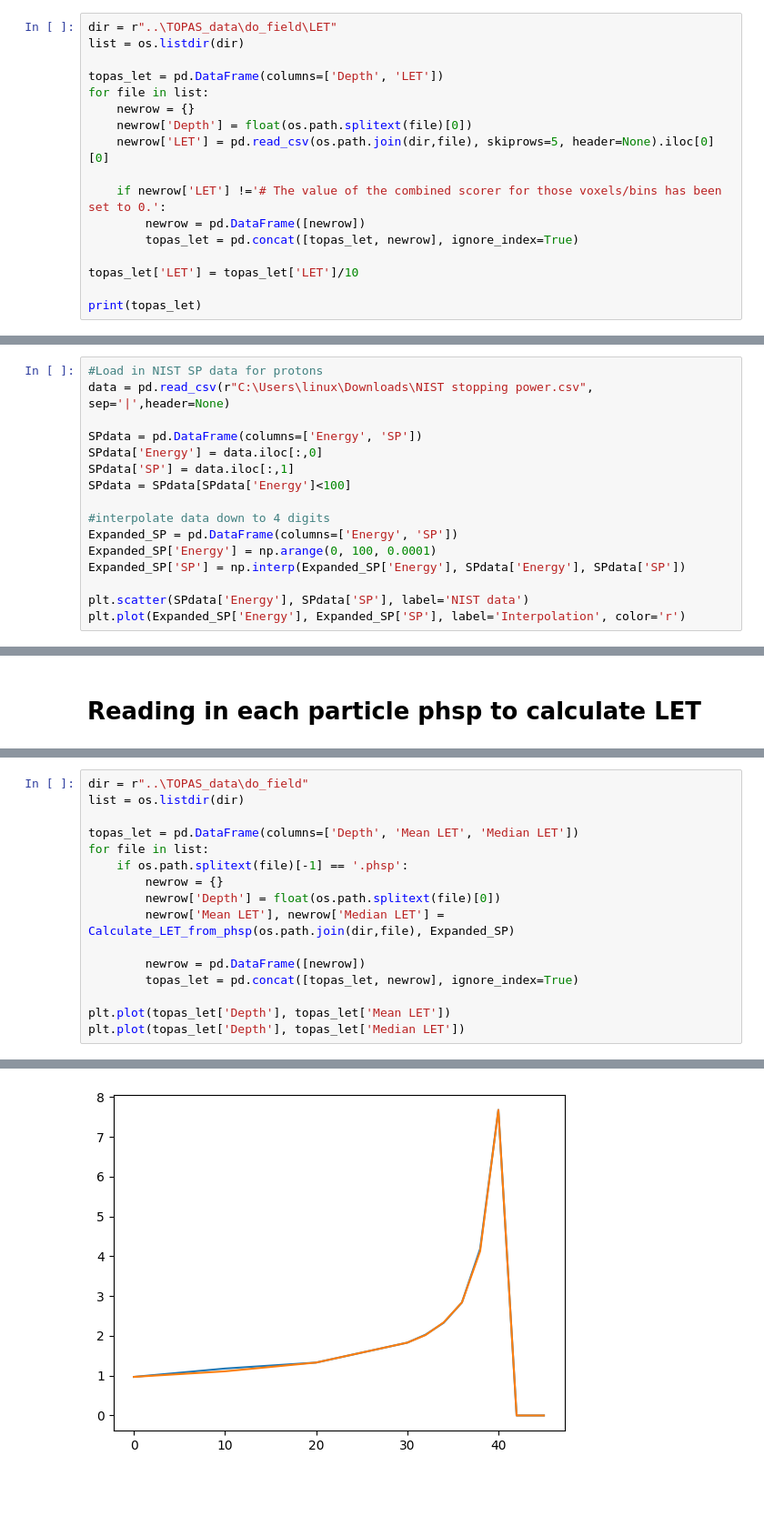
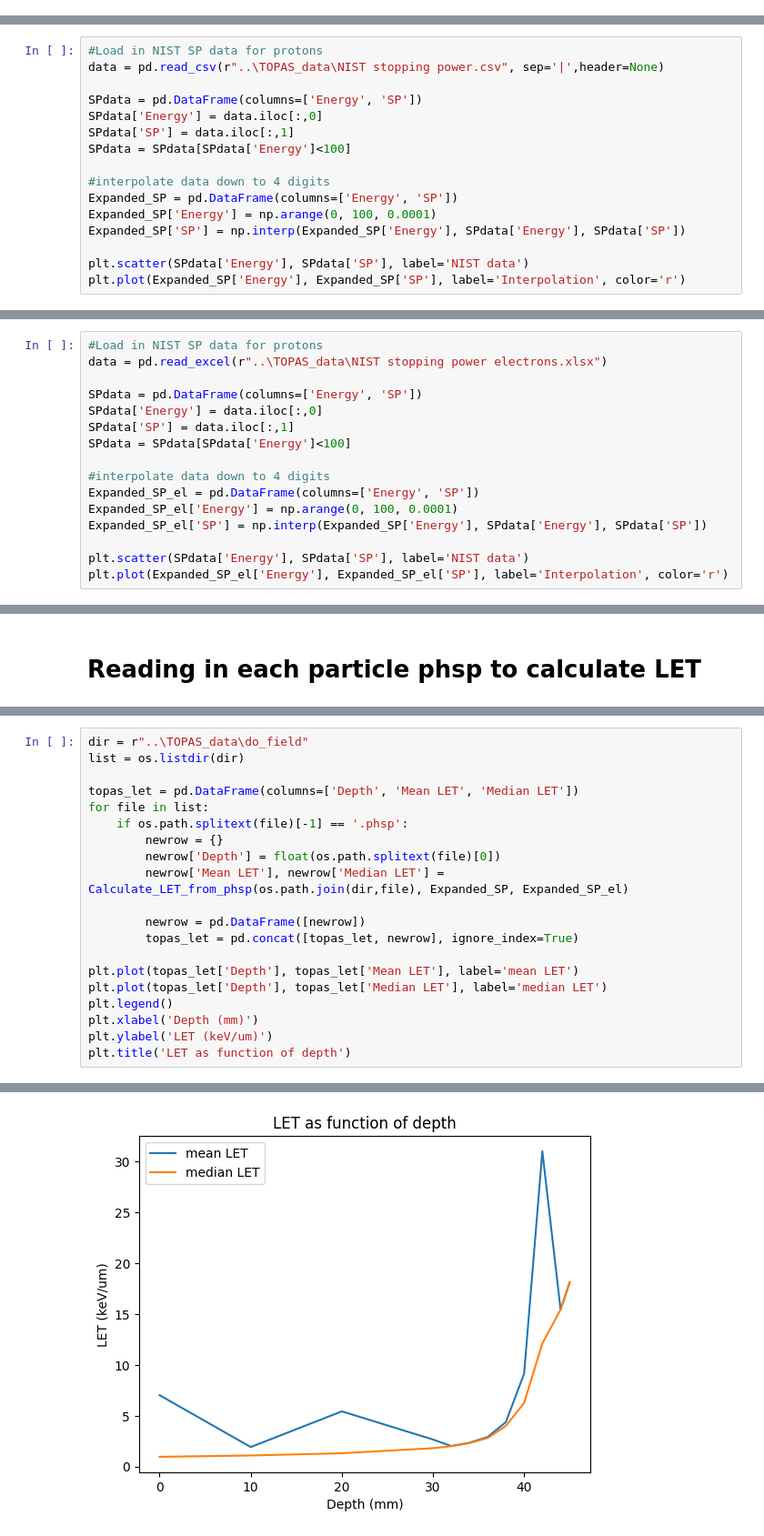
Before and after one commit to BrittHaanen15/Thesis_project, a Jupyter notebook: Python codes/TOPAS beam analysis.ipynb, the cells around one changed output, grey strips where cells are left out. Shown at 91% size. Drawn from its saved outputs; the diff is of its cells as text; blank space fills up the shorter version.

Commit message:
Included electrons

```diff
--- a/Python codes/TOPAS beam analysis.ipynb
+++ b/Python codes/TOPAS beam analysis.ipynb
@@ -39,17 +23,0 @@ plt.legend()
-# %%
-dir = r"..\TOPAS_data\do_field\LET"
-list = os.listdir(dir)
-
-topas_let = pd.DataFrame(columns=['Depth', 'LET'])
-for file in list:
-    newrow = {}
-    newrow['Depth'] = float(os.path.splitext(file)[0])
-    newrow['LET'] = pd.read_csv(os.path.join(dir,file), skiprows=5, header=None).iloc[0][0]
-
-    if newrow['LET'] !='# The value of the combined scorer for those voxels/bins has been set to 0.':
-        newrow = pd.DataFrame([newrow])
-        topas_let = pd.concat([topas_let, newrow], ignore_index=True)
-
-topas_let['LET'] = topas_let['LET']/10
-
-print(topas_let)
@@ -78,7 +25,7 @@ plt.legend()
 # Getting NIST data
 # %%
 #Load in NIST SP data for protons
-data = pd.read_csv(r"C:\Users\linux\Downloads\NIST stopping power.csv", sep='|',header=None)
+data = pd.read_csv(r"..\TOPAS_data\NIST stopping power.csv", sep='|',header=None)
 
 SPdata = pd.DataFrame(columns=['Energy', 'SP'])
 SPdata['Energy'] = data.iloc[:,0]
@@ -95,3 +42,19 @@ plt.plot(Expanded_SP['Energy'], Expanded_SP['SP'], label='Interpolation', color=
 # %% [output]
 [<matplotlib.lines.Line2D at 0x...>]
 [figure]
+# %%
+#Load in NIST SP data for protons
+data = pd.read_excel(r"..\TOPAS_data\NIST stopping power electrons.xlsx")
+
+SPdata = pd.DataFrame(columns=['Energy', 'SP'])
+SPdata['Energy'] = data.iloc[:,0]
+SPdata['SP'] = data.iloc[:,1]
+SPdata = SPdata[SPdata['Energy']<100]
+
+#interpolate data down to 4 digits
+Expanded_SP_el = pd.DataFrame(columns=['Energy', 'SP'])
+Expanded_SP_el['Energy'] = np.arange(0, 100, 0.0001)
+Expanded_SP_el['SP'] = np.interp(Expanded_SP['Energy'], SPdata['Energy'], SPdata['SP'])
+
+plt.scatter(SPdata['Energy'], SPdata['SP'], label='NIST data')
+plt.plot(Expanded_SP_el['Energy'], Expanded_SP_el['SP'], label='Interpolation', color='r')
@@ -139,11 +124,15 @@ for file in list:
     if os.path.splitext(file)[-1] == '.phsp':
         newrow = {}
         newrow['Depth'] = float(os.path.splitext(file)[0])
-        newrow['Mean LET'], newrow['Median LET'] = Calculate_LET_from_phsp(os.path.join(dir,file), Expanded_SP)
+        newrow['Mean LET'], newrow['Median LET'] = Calculate_LET_from_phsp(os.path.join(dir,file), Expanded_SP, Expanded_SP_el)
 
         newrow = pd.DataFrame([newrow])
         topas_let = pd.concat([topas_let, newrow], ignore_index=True)
 
-plt.plot(topas_let['Depth'], topas_let['Mean LET'])
-plt.plot(topas_let['Depth'], topas_let['Median LET'])
+plt.plot(topas_let['Depth'], topas_let['Mean LET'], label='mean LET')
+plt.plot(topas_let['Depth'], topas_let['Median LET'], label='median LET')
+plt.legend()
+plt.xlabel('Depth (mm)')
+plt.ylabel('LET (keV/um)')
+plt.title('LET as function of depth')
 # %% [output]
@@ -154 +152 @@ No histories for ..\TOPAS_data\do_field\45.phsp
-[figure, old version]
+[figure, new version]
```
Also changed, not shown: parts of 7 cells of this notebook, 26 other files.
